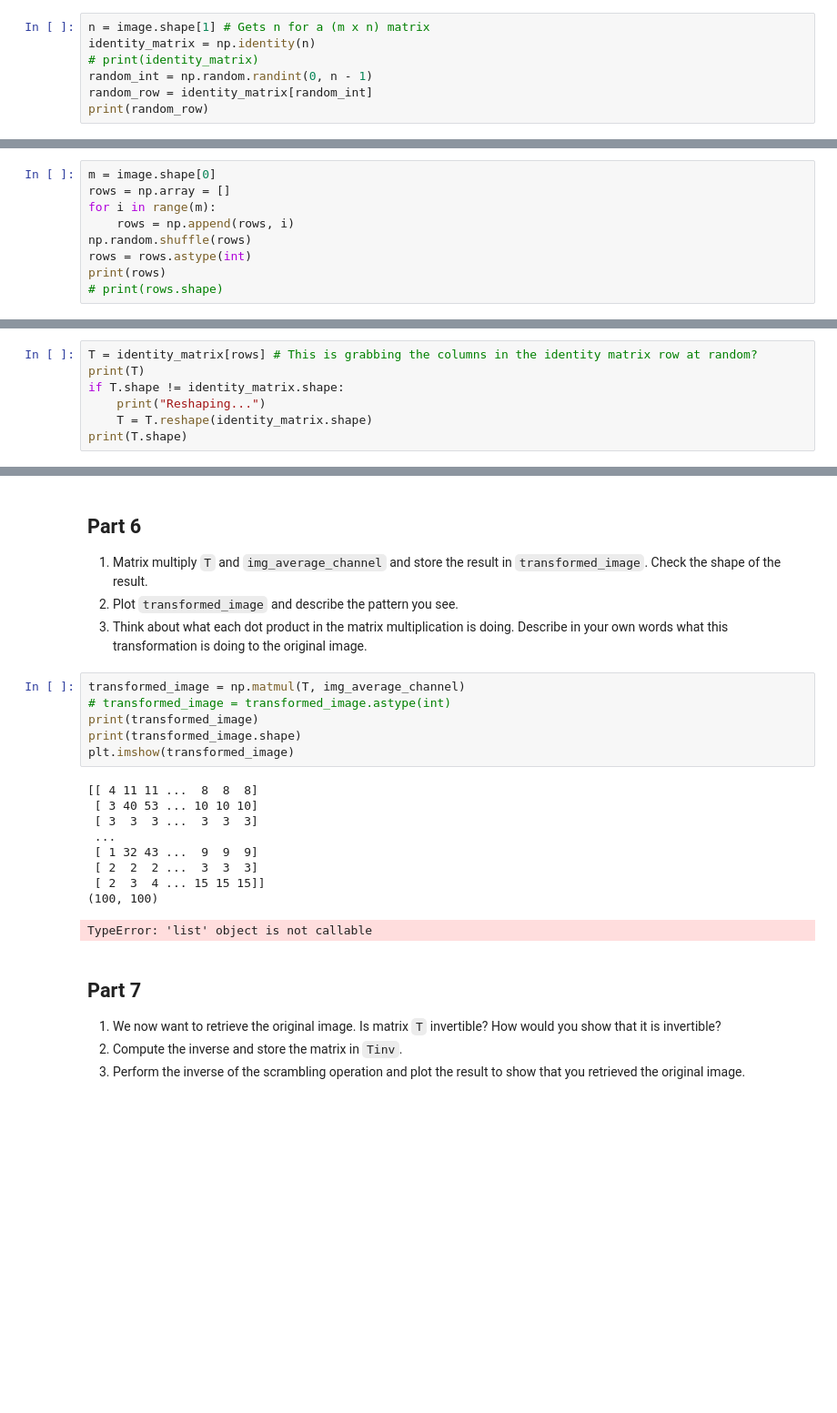
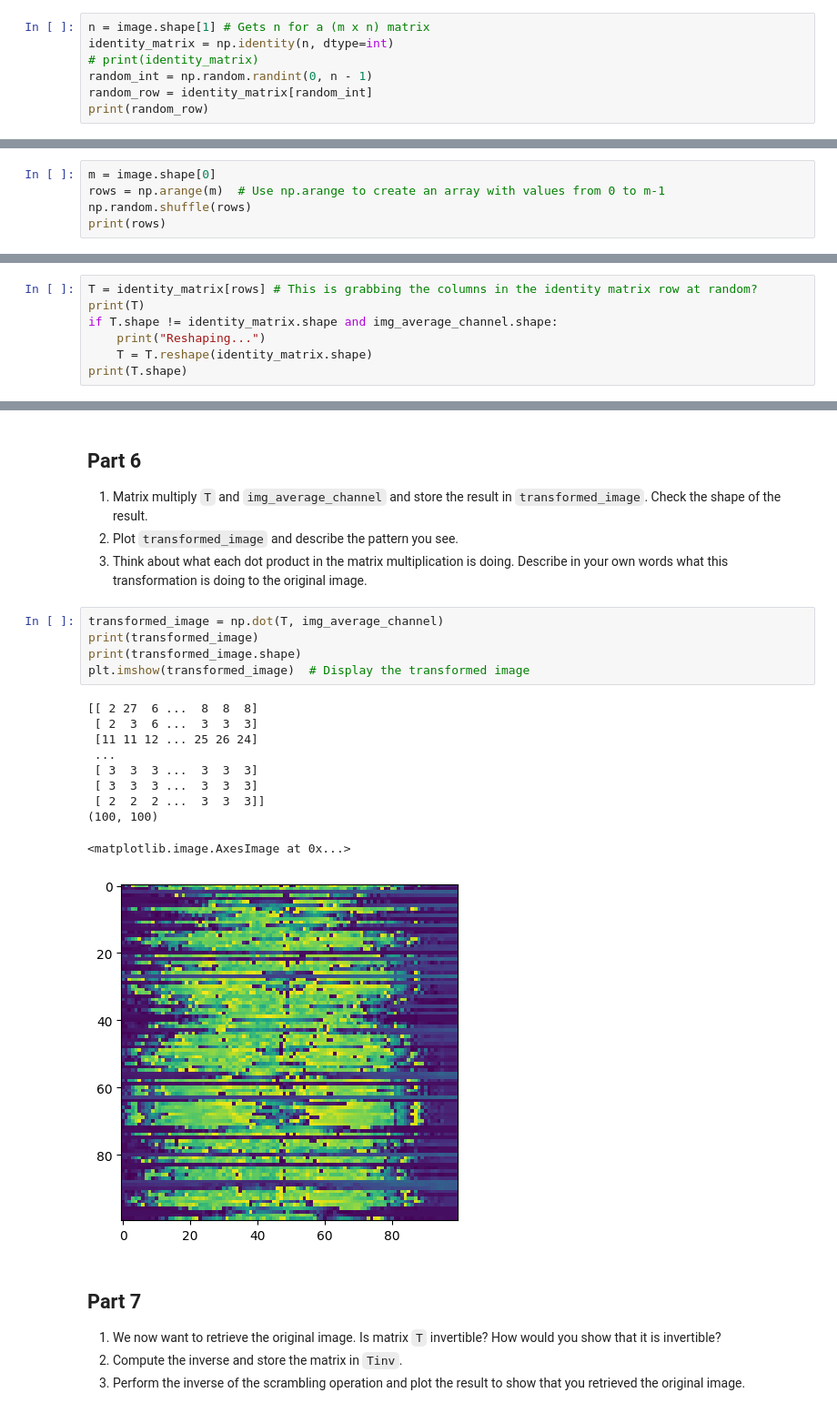
Before and after one commit to Banhana/AppliedMachineLearning, a Jupyter notebook: HW1/Assignements/HW1/HW1.ipynb, the cells around one changed output, grey strips where cells are left out. Shown at 91% size. Cells and saved outputs as stored; diff of their text form; blank space fills up the shorter version.

```diff
--- a/HW1/Assignements/HW1/HW1.ipynb
+++ b/HW1/Assignements/HW1/HW1.ipynb
@@ -76,7 +76,7 @@ plt.imshow(img_average_channel)
 1. An identity matrix is a matrix of size $(n \times n)$, where $n$ is from the original matrix $(m \times n)$. From top left to bottom right, it has 1s in a diagonal line, and the rest of the matrix is filled with 0s. Multiplying by an identity matrix gives you the same matrix, just like it would multiplying an integer by 1.
 # %%
 n = image.shape[1] # Gets n for a (m x n) matrix
-identity_matrix = np.identity(n)
+identity_matrix = np.identity(n, dtype=int)
 # print(identity_matrix)
 random_int = np.random.randint(0, n - 1)
 random_row = identity_matrix[random_int]
@@ -101,11 +99,7 @@ We are going to use `identity_matrix` to scramble the rows and columns of `img_a
 4. Print `rows` and inspect the elements.
 # %%
 m = image.shape[0]
-rows = np.array = []
-for i in range(m):
-    rows = np.append(rows, i)
+rows = np.arange(m)  # Use np.arange to create an array with values from 0 to m-1
 np.random.shuffle(rows)
-rows = rows.astype(int)
 print(rows)
-# print(rows.shape)
 # %% [output]
@@ -123,7 +117,7 @@ print(rows)
 # %%
 T = identity_matrix[rows] # This is grabbing the columns in the identity matrix row at random?
 print(T)
-if T.shape != identity_matrix.shape:
+if T.shape != identity_matrix.shape and img_average_channel.shape:
     print("Reshaping...")
     T = T.reshape(identity_matrix.shape)
 print(T.shape)
@@ -145,21 +139,21 @@ print(T.shape)
 2. Plot `transformed_image` and describe the pattern you see.
 3. Think about what each dot product in the matrix multiplication is doing. Describe in your own words what this transformation is doing to the original image.
 # %%
-transformed_image = np.matmul(T, img_average_channel)
-# transformed_image = transformed_image.astype(int)
+transformed_image = np.dot(T, img_average_channel)
 print(transformed_image)
 print(transformed_image.shape)
-plt.imshow(transformed_image)
+plt.imshow(transformed_image)  # Display the transformed image
 # %% [output]
-[[ 4 11 11 ...  8  8  8]
- [ 3 40 53 ... 10 10 10]
+[[ 2 27  6 ...  8  8  8]
+ [ 2  3  6 ...  3  3  3]
+ [11 11 12 ... 25 26 24]
+ ...
  [ 3  3  3 ...  3  3  3]
- ...
- [ 1 32 43 ...  9  9  9]
- [ 2  2  2 ...  3  3  3]
- [ 2  3  4 ... 15 15 15]]
+ [ 3  3  3 ...  3  3  3]
+ [ 2  2  2 ...  3  3  3]]
 (100, 100)
-TypeError: 'list' object is not callable
+<matplotlib.image.AxesImage at 0x...>
+[figure, added]
 # %% [markdown]
 ## Part 7
 
```
Also changed, not shown: parts of 4 cells of this notebook.
